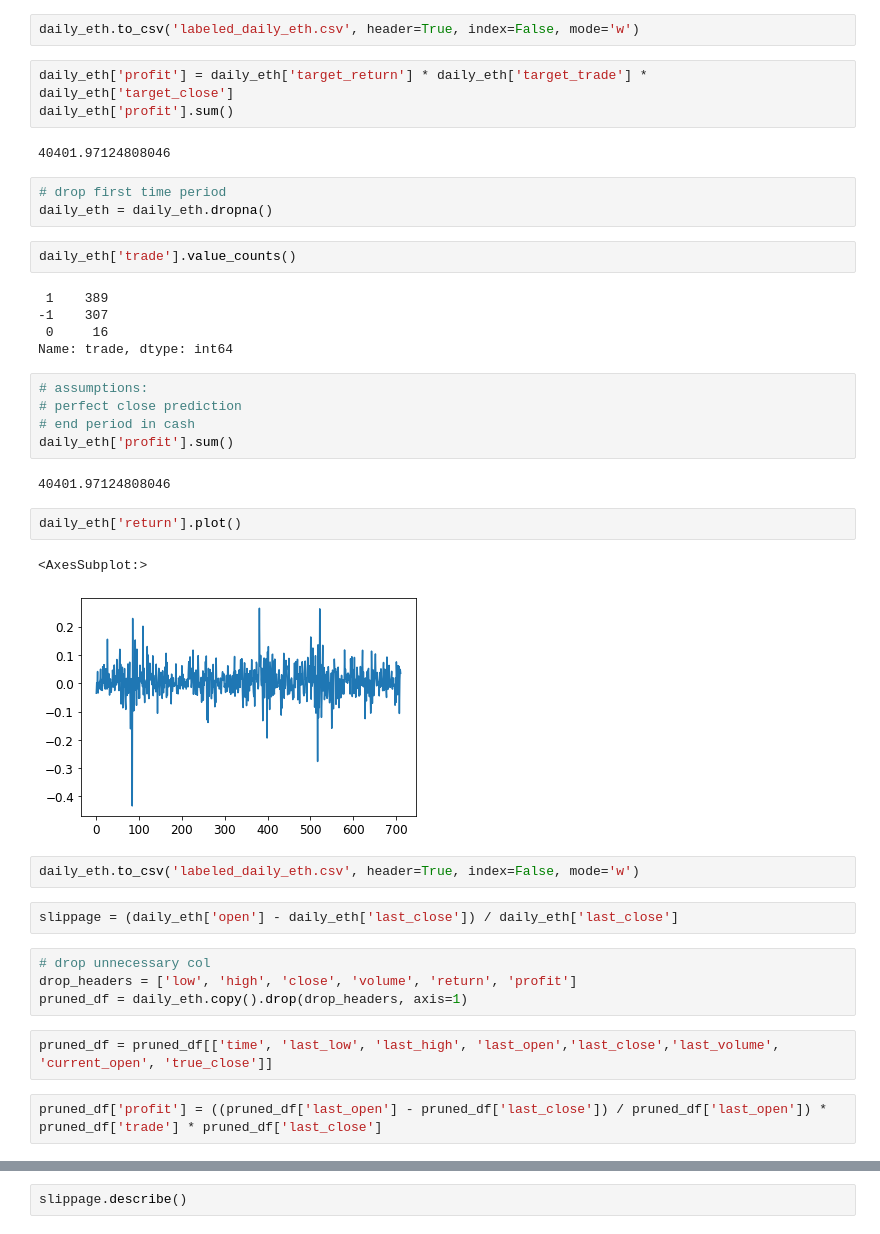
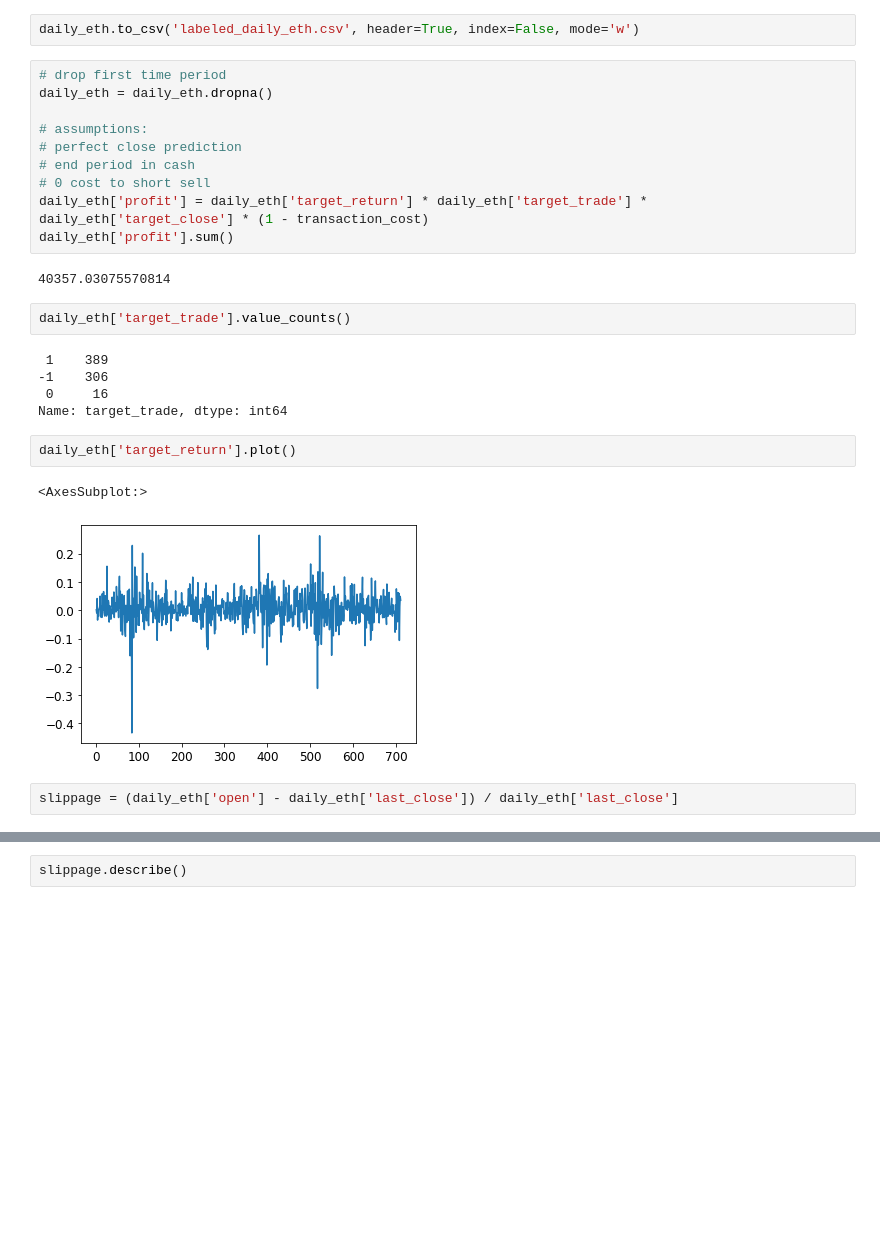
Before and after one commit to lohs/crypto-drl, a Jupyter notebook: neural_network/deep-learning.ipynb, the cells around one changed output, grey strips where cells are left out. Drawn from its saved outputs; the diff is of its cells as text; blank space fills up the shorter version.

```diff
--- a/neural_network/deep-learning.ipynb
+++ b/neural_network/deep-learning.ipynb
@@ -61,42 +61,29 @@ daily_eth['target_trade'].value_counts()
 Name: target_trade, dtype: int64
 # %%
 daily_eth.to_csv('labeled_daily_eth.csv', header=True, index=False, mode='w')
-# %%
-daily_eth['profit'] = daily_eth['target_return'] * daily_eth['target_trade'] * daily_eth['target_close']
-daily_eth['profit'].sum()
-# %% [output]
-40401.97124808046
-# %%
-# drop first time period
-daily_eth = daily_eth.dropna()
+# %%
+# drop first time period
+daily_eth = daily_eth.dropna()
+
+# assumptions:
+# perfect close prediction
+# end period in cash
+# 0 cost to short sell
+daily_eth['profit'] = daily_eth['target_return'] * daily_eth['target_trade'] * daily_eth['target_close'] * (1 - transaction_cost)
+daily_eth['profit'].sum()
+# %% [output]
+40357.03075570814
 # %%
-daily_eth['trade'].value_counts()
+daily_eth['target_trade'].value_counts()
 # %% [output]
  1    389
--1    307
+-1    306
  0     16
-Name: trade, dtype: int64
+Name: target_trade, dtype: int64
-# %%
-# assumptions:
-# perfect close prediction
-# end period in cash
-daily_eth['profit'].sum()
-# %% [output]
-40401.97124808046
 # %%
-daily_eth['return'].plot()
+daily_eth['target_return'].plot()
 # %% [output]
 <AxesSubplot:>
-[figure, old version]
+[figure, new version]
-# %%
-daily_eth.to_csv('labeled_daily_eth.csv', header=True, index=False, mode='w')
 # %%
 slippage = (daily_eth['open'] - daily_eth['last_close']) / daily_eth['last_close']
-# %%
-# drop unnecessary col
-drop_headers = ['low', 'high', 'close', 'volume', 'return', 'profit']
-pruned_df = daily_eth.copy().drop(drop_headers, axis=1)
-# %%
-pruned_df = pruned_df[['time', 'last_low', 'last_high', 'last_open','last_close','last_volume', 'current_open', 'true_close']]
-# %%
-pruned_df['profit'] = ((pruned_df['last_open'] - pruned_df['last_close']) / pruned_df['last_open']) * pruned_df['trade'] * pruned_df['last_close']
```
Also changed, not shown: parts of 15 cells of this notebook.
